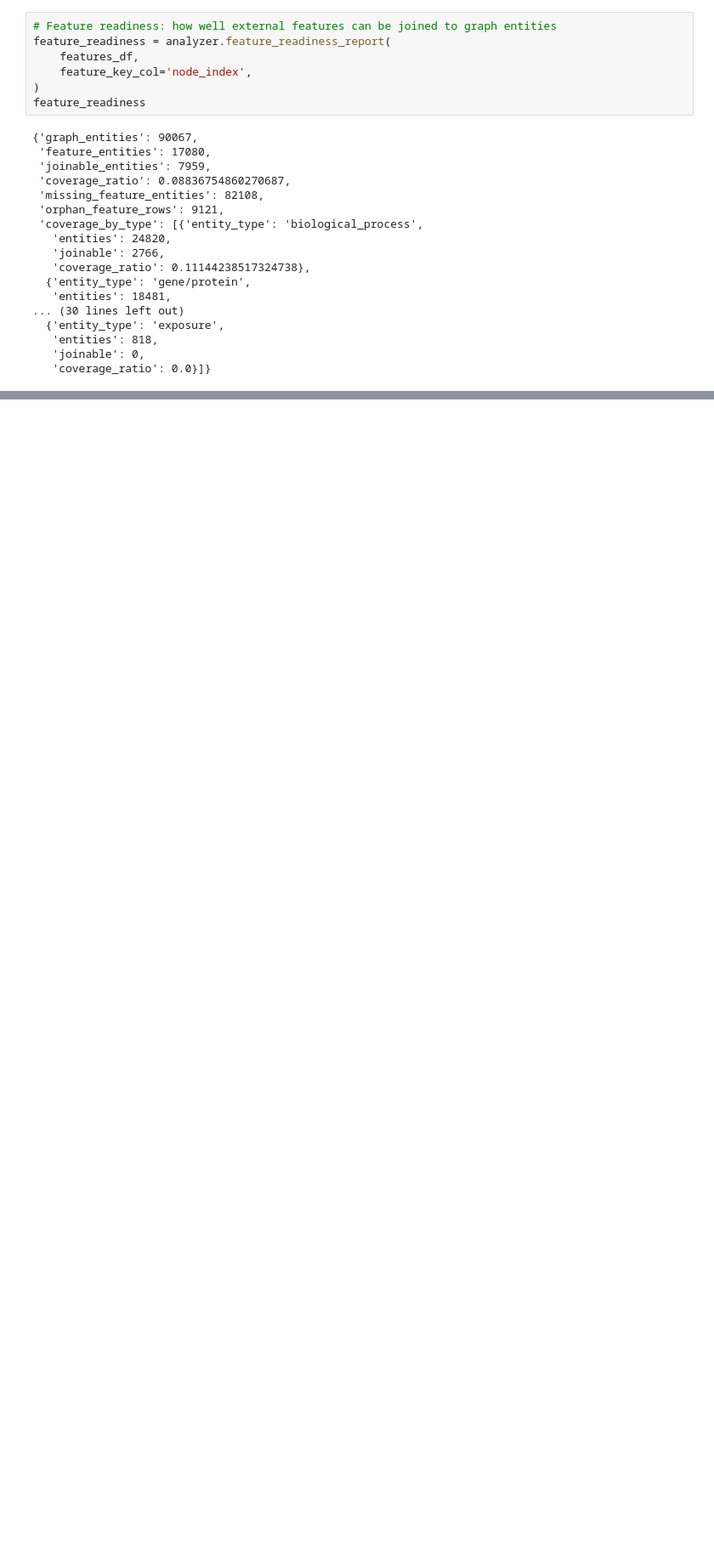
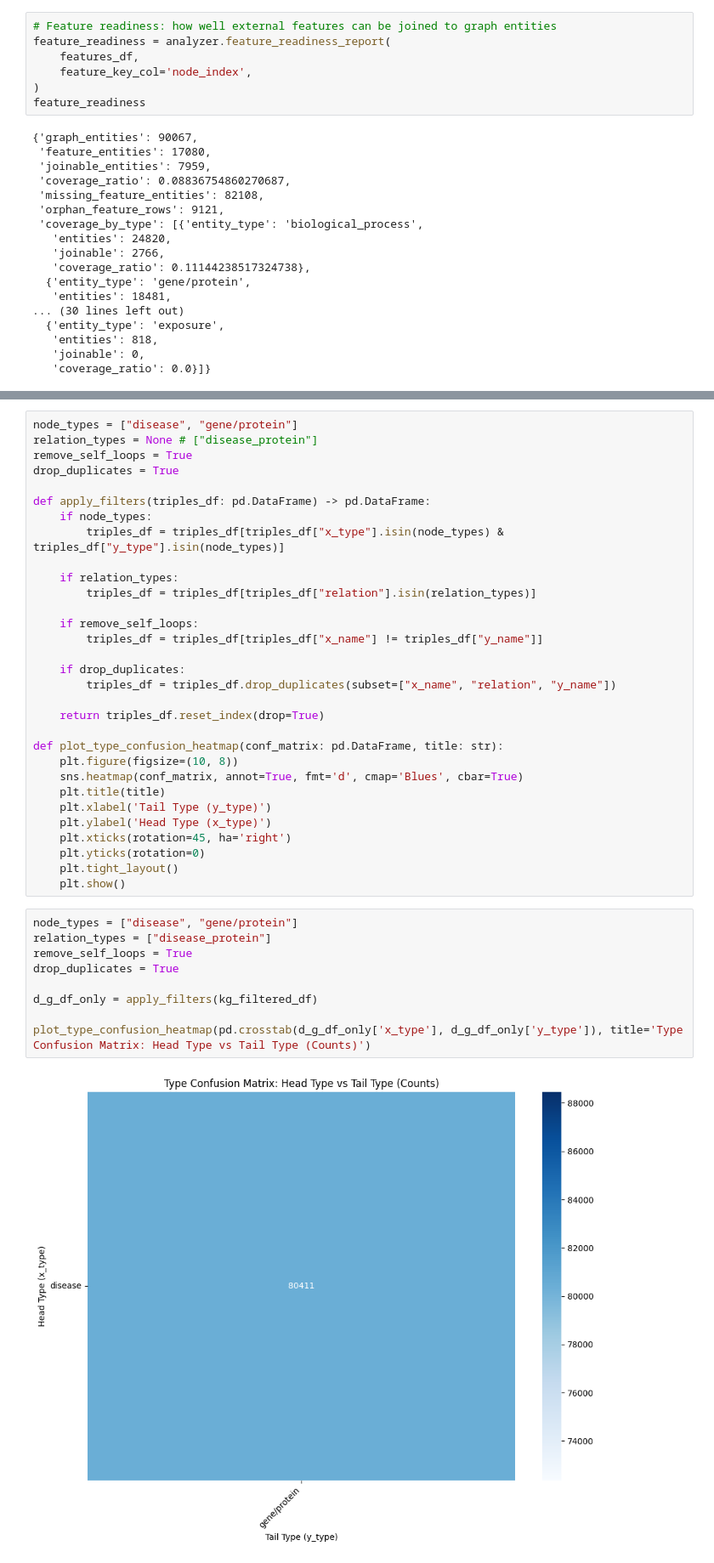
Before and after one commit to wittmajerd/Disease-Gene-Prioritization-Project, a Jupyter notebook: analysis/KG_analysis.ipynb, the cells around one changed output, grey strips where cells are left out. Shown at 85% size. Saved outputs shown, nothing was run; the diff lists cells and outputs as text; blank space fills up the shorter version.

```diff
--- a/analysis/KG_analysis.ipynb
+++ b/analysis/KG_analysis.ipynb
@@ -523 +528,43 @@ import pandas as pd
 kg_filtered_df = pd.read_csv("c:/diploma/Disease-Gene-Prioritization-Project/primekg/kg_filtered.csv", low_memory=False)
+# %%
+node_types = ["disease", "gene/protein"]
+relation_types = None # ["disease_protein"]
+remove_self_loops = True
+drop_duplicates = True
+
+def apply_filters(triples_df: pd.DataFrame) -> pd.DataFrame:
+    if node_types:
+        triples_df = triples_df[triples_df["x_type"].isin(node_types) & triples_df["y_type"].isin(node_types)]
+
+    if relation_types:
+        triples_df = triples_df[triples_df["relation"].isin(relation_types)]
+
+    if remove_self_loops:
+        triples_df = triples_df[triples_df["x_name"] != triples_df["y_name"]]
+
+    if drop_duplicates:
+        triples_df = triples_df.drop_duplicates(subset=["x_name", "relation", "y_name"])
+
+    return triples_df.reset_index(drop=True)
+
+def plot_type_confusion_heatmap(conf_matrix: pd.DataFrame, title: str):
+    plt.figure(figsize=(10, 8))
+    sns.heatmap(conf_matrix, annot=True, fmt='d', cmap='Blues', cbar=True)
+    plt.title(title)
+    plt.xlabel('Tail Type (y_type)')
+    plt.ylabel('Head Type (x_type)')
+    plt.xticks(rotation=45, ha='right')
+    plt.yticks(rotation=0)
+    plt.tight_layout()
+    plt.show()
+# %%
+node_types = ["disease", "gene/protein"]
+relation_types = ["disease_protein"]
+remove_self_loops = True
+drop_duplicates = True
+
+d_g_df_only = apply_filters(kg_filtered_df)
+
+plot_type_confusion_heatmap(pd.crosstab(d_g_df_only['x_type'], d_g_df_only['y_type']), title='Type Confusion Matrix: Head Type vs Tail Type (Counts)')
+# %% [output]
+[figure, added]
```
Also changed, not shown: parts of 12 cells of this notebook, 2 other files.
